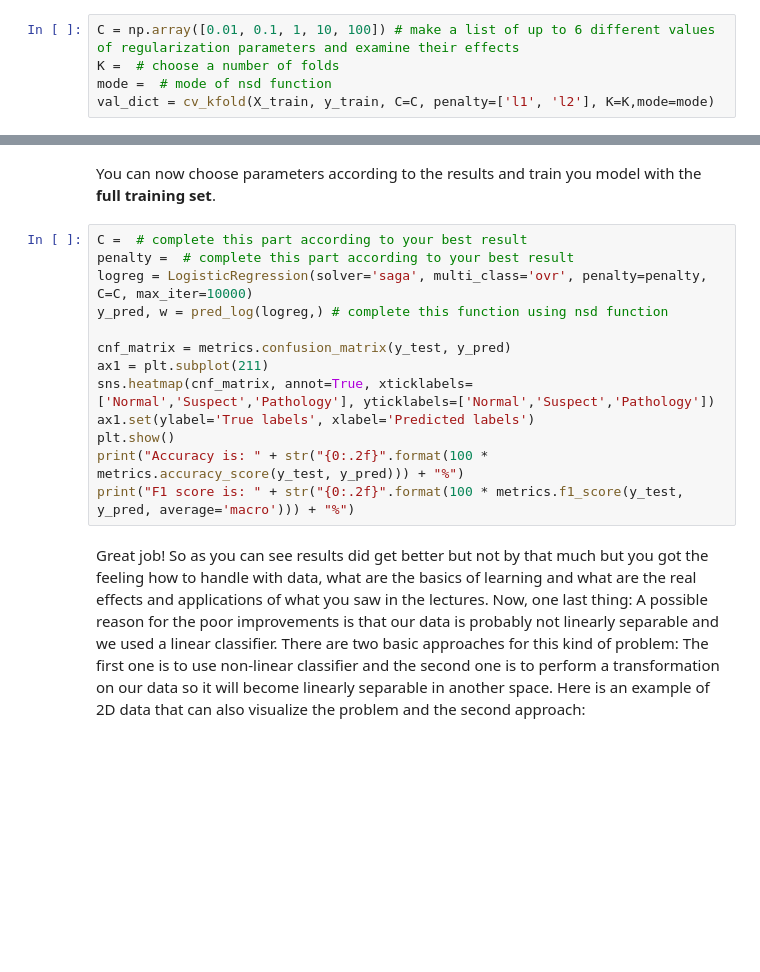
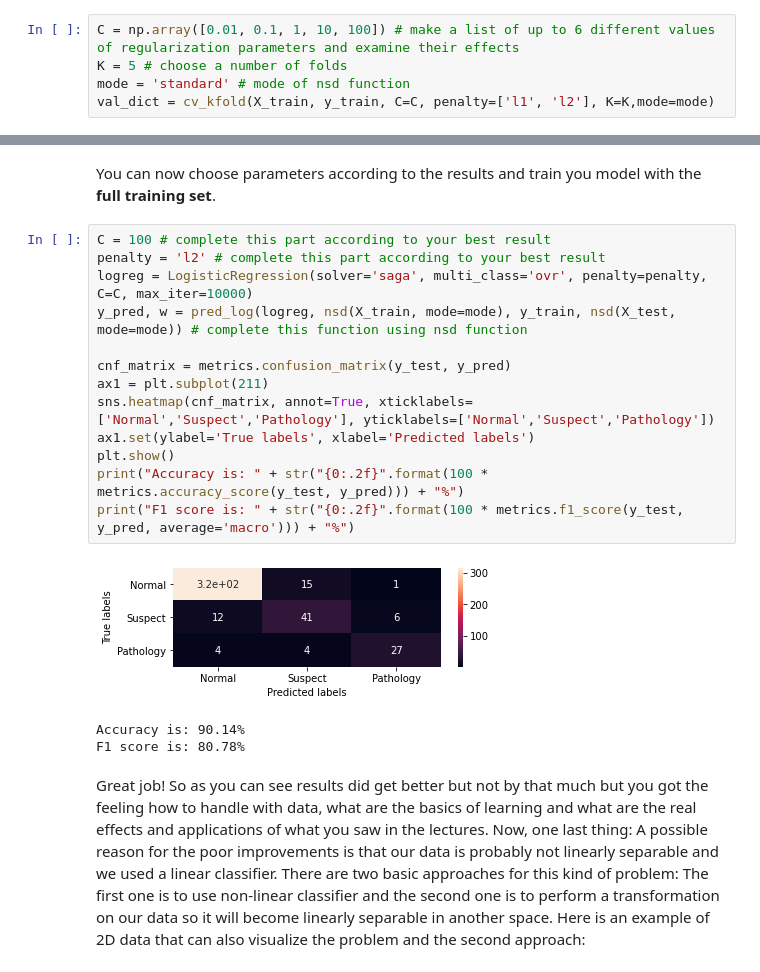
Before and after one commit to mlh-master/hw1_mlh-amit-yoel, a Jupyter notebook: HW1.ipynb, the cells around one changed output, grey strips where cells are left out. Drawn from its saved outputs; the diff is of its cells as text; blank space fills up the shorter version.

```diff
--- a/HW1.ipynb
+++ b/HW1.ipynb
@@ -491,8 +491,8 @@ Implement the function `cv_kfold` in `lin_classifier` module. We will use `X_tra
 This function might take a while to perform depending on $ K $ and the number of regularization parameters you will choose.
 # %%
 C = np.array([0.01, 0.1, 1, 10, 100]) # make a list of up to 6 different values of regularization parameters and examine their effects
-K =  # choose a number of folds
-mode =  # mode of nsd function
+K = 5 # choose a number of folds
+mode = 'standard' # mode of nsd function
 val_dict = cv_kfold(X_train, y_train, C=C, penalty=['l1', 'l2'], K=K,mode=mode)
 # %% [markdown]
 Let's visualize your results:
@@ -509,18 +511,22 @@ plt.show()
 # %% [markdown]
 You can now choose parameters according to the results and train you model with the **full training set**.
 # %%
-C =  # complete this part according to your best result
-penalty =  # complete this part according to your best result
+C = 100 # complete this part according to your best result
+penalty = 'l2' # complete this part according to your best result
 logreg = LogisticRegression(solver='saga', multi_class='ovr', penalty=penalty, C=C, max_iter=10000)
-y_pred, w = pred_log(logreg,) # complete this function using nsd function
+y_pred, w = pred_log(logreg, nsd(X_train, mode=mode), y_train, nsd(X_test, mode=mode)) # complete this function using nsd function
 
 cnf_matrix = metrics.confusion_matrix(y_test, y_pred)
 ax1 = plt.subplot(211)
 sns.heatmap(cnf_matrix, annot=True, xticklabels=['Normal','Suspect','Pathology'], yticklabels=['Normal','Suspect','Pathology'])
 ax1.set(ylabel='True labels', xlabel='Predicted labels')
 plt.show()
 print("Accuracy is: " + str("{0:.2f}".format(100 * metrics.accuracy_score(y_test, y_pred))) + "%")
 print("F1 score is: " + str("{0:.2f}".format(100 * metrics.f1_score(y_test, y_pred, average='macro'))) + "%")
+# %% [output]
+[figure, added]
+Accuracy is: 90.14%
+F1 score is: 80.78%
 # %% [markdown]
 Great job! So as you can see results did get better but not by that much but you got the feeling how to handle with data, what are the basics of learning and what are the real effects and applications of what you saw in the lectures. Now, one last thing: A possible reason for the poor improvements is that our data is probably not linearly separable and we used a linear classifier. There are two basic approaches for this kind of problem:
 The first one is to use non-linear classifier and the second one is to perform a transformation on our data so it will become linearly separable in another space. Here is an example of 2D data that can also visualize the problem and the second approach:
```
Also changed, not shown: parts of 7 cells of this notebook.
